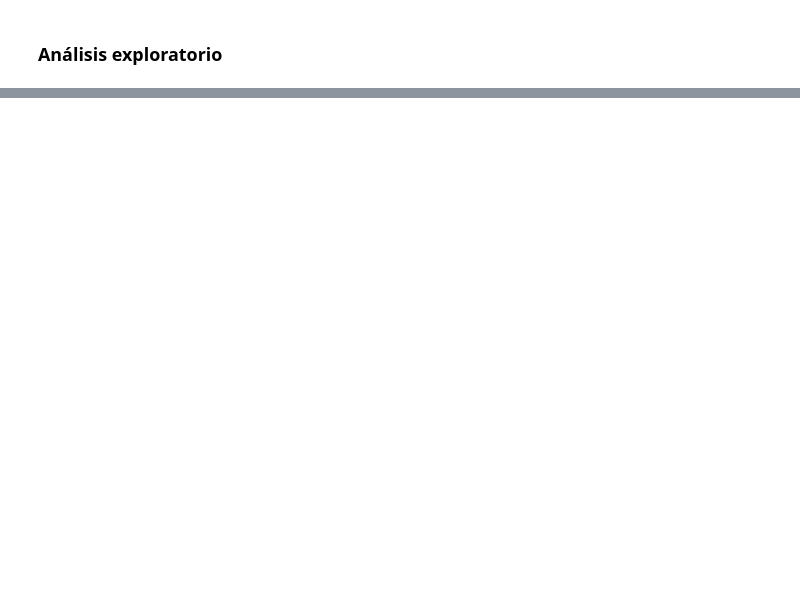
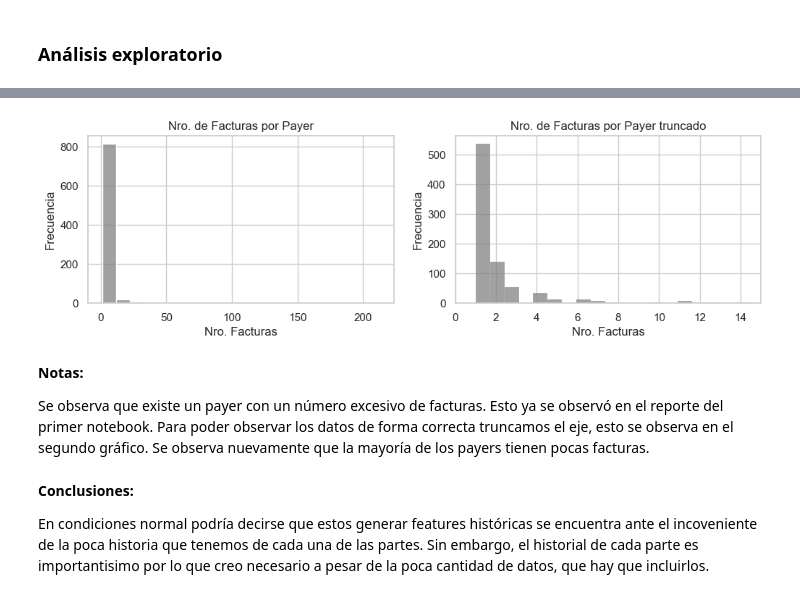
Before and after one commit to lezamora/xepelin_challenge, a Jupyter notebook: notebooks/02_analisis_exploratorio.ipynb, the cells around one changed output, grey strips where cells are left out. Cells and saved outputs as stored; diff of their text form; code cells hidden in the pictures; blank space fills up the shorter version.

```diff
--- a/notebooks/02_analisis_exploratorio.ipynb
+++ b/notebooks/02_analisis_exploratorio.ipynb
@@ -128,0 +131,56 @@ df.to_csv("test.csv", index_label=False)
+# %%
+# Agrupamos por emisor y contabilizamos
+df_payer_nro_facturas = df.groupby("payerId").size().reset_index(name="nro_facturas")
+# %%
+# Se configura el estilo de Seaborn (opcional)
+sns.set(style="whitegrid")
+
+# Crear la figura y los ejes
+fig, axes = plt.subplots(nrows=1, ncols=2, figsize=(12, 3), sharex=False)
+
+# Se creo el histograma
+sns.histplot(
+    df_payer_nro_facturas,
+    x="nro_facturas",
+    bins=20,
+    color="#828282",
+    kde=False,
+    ax=axes[0],
+)
+
+# Se agrega etiquetas y título
+axes[0].set_xlabel("Nro. Facturas")
+axes[0].set_ylabel("Frecuencia")
+axes[0].set_title("Nro. de Facturas por Payer")
+
+
+# Generamos el mismo grafico pero truncado
+# Se creo el histograma con Seaborn
+sns.histplot(
+    df_payer_nro_facturas,
+    x="nro_facturas",
+    bins=300,
+    color="#828282",
+    kde=False,
+    ax=axes[1],
+)
+
+# Se agrega etiquetas y título
+axes[1].set_xlabel("Nro. Facturas")
+axes[1].set_ylabel("Frecuencia")
+axes[1].set_title("Nro. de Facturas por Payer truncado")
+
+axes[1].set_xlim([0, 15])
+
+# Se muestra el histograma
+plt.show()
+# %% [output]
+[figure, added]
+# %% [markdown]
+**Notas:**
+
+Se observa que existe un payer con un número excesivo de facturas. Esto ya se observó en el reporte del primer notebook. Para poder observar los datos de forma correcta truncamos el eje, esto se observa en el segundo gráfico. Se observa nuevamente que la mayoría de los payers tienen pocas facturas.
+# %% [markdown]
+**Conclusiones:**
+
+En condiciones normal podría decirse que estos generar features históricas se encuentra ante el incoveniente de la poca historia que tenemos de cada una de las partes. Sin embargo, el historial de cada parte es importantisimo por lo que creo necesario a pesar de la poca cantidad de datos, que hay que incluirlos.
```
Also changed, not shown: parts of 106 cells of this notebook, 1 other file.
